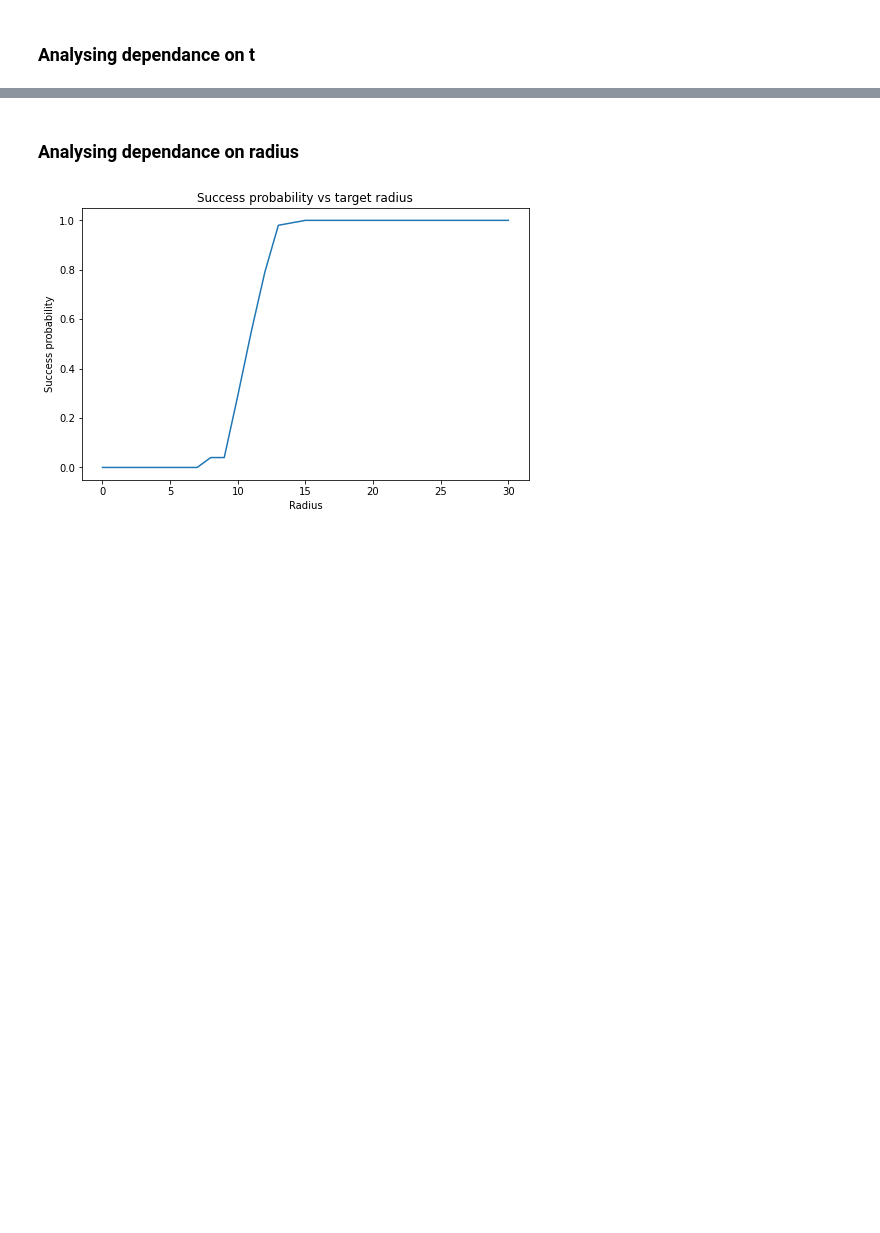
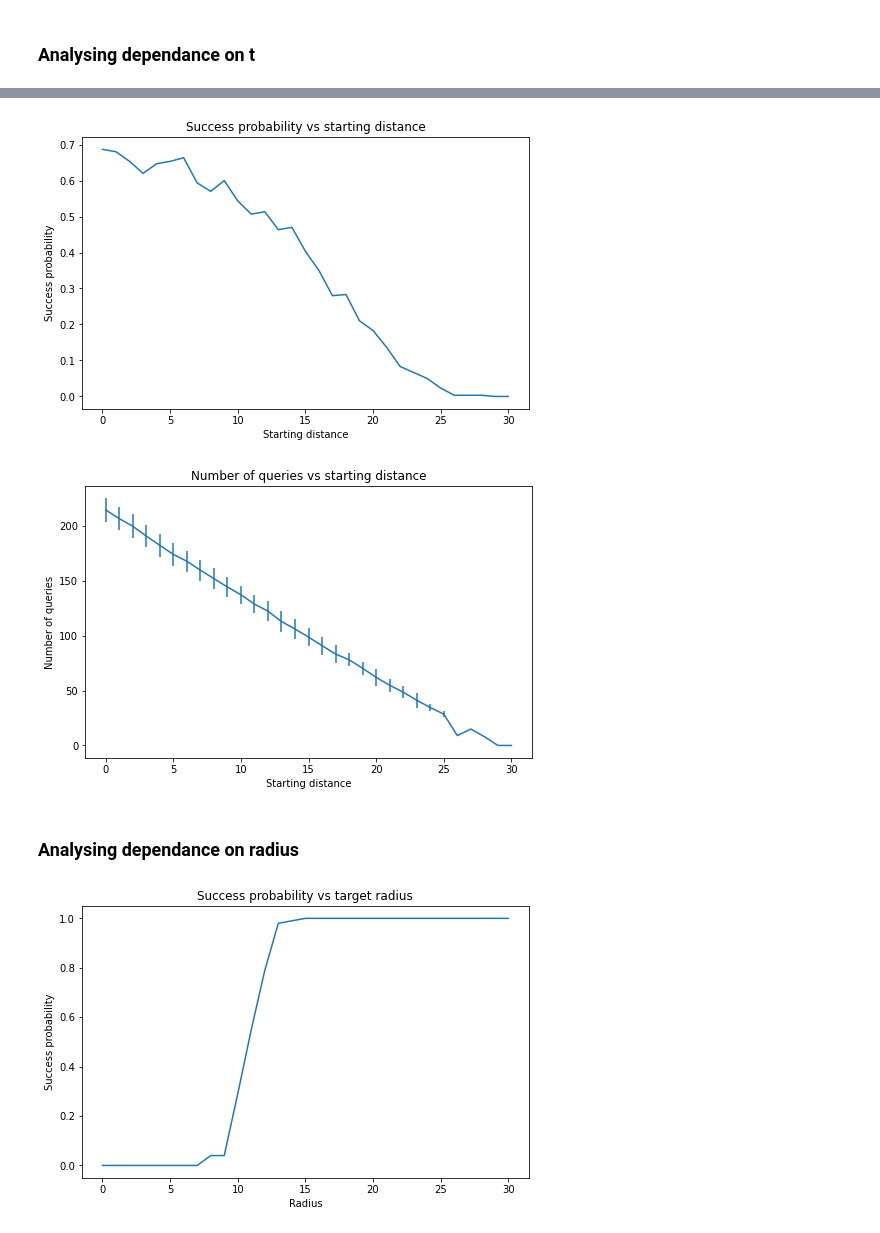
Before and after one commit to makarov-mv/lsh-adversary, a Jupyter notebook: Experiments.ipynb, the cells around one changed output, grey strips where cells are left out. Drawn from its saved outputs; the diff is of its cells as text; code cells hidden in the pictures; blank space fills up the shorter version.

```diff
--- a/Experiments.ipynb
+++ b/Experiments.ipynb
@@ -328,3 +347,50 @@ plt.show()
+# %%
+points = np.random.binomial(1, 0.5, size=(n, d))
+
+nn_checker = skln.KDTree(points, metric='l1')
+lsh = HammingLSH(points, r1, r2, delta)
+
+t_grid = np.arange(0, r1 + 1, 1)
+iters_per_point = 300
+res = []
+for t1 in tqdm(t_grid):
+    cur_res = []
+    for i in range(iters_per_point):
+        cur_res.append(run_exp_fast(points[0], t1, nn_checker, lsh))
+    res.append(cur_res)
+# %%
+failure_prob = []
+mean_queries = np.zeros(len(res))
+err_queries = np.zeros(len(res))
+# bars_queries = [np.zeros(len(res)), np.zeros(len(res))]
+for i, v in enumerate(res):
+    f_pr = sum(1 - e[0] for e in v) / len(v)
+    failure_prob.append(f_pr)
+    queries = [e[1] for e in v if e[0]]
+    if len(queries) == 0:
+        queries = [0]
+    mean_queries[i] = np.mean(queries)
+#     bars_queries[0][i] = np.percentile(queries, 90)
+#     bars_queries[1][i] = np.percentile(queries, 10)
+    err_queries[i] = np.std(queries)
+
+# bars_queries[0] -= mean_queries
+# bars_queries[1] = mean_queries - bars_queries[1]
+# %%
+plt.plot(r1 - np.flip(t_grid), 1 - np.flip(failure_prob))
+plt.title("Success probability vs starting distance")
+plt.xlabel("Starting distance")
+plt.ylabel("Success probability")
+plt.show()
+
+plt.errorbar(r1 - np.flip(t_grid), np.flip(mean_queries), yerr=np.flip(err_queries))
+plt.title("Number of queries vs starting distance")
+plt.xlabel("Starting distance")
+plt.ylabel("Number of queries")
+plt.show()
+# %% [output]
+[figure, added]
+[figure, added]
 # %% [markdown]
 ### Analysing dependance on radius
 # %%
```
Also changed, not shown: parts of 7 cells of this notebook.
